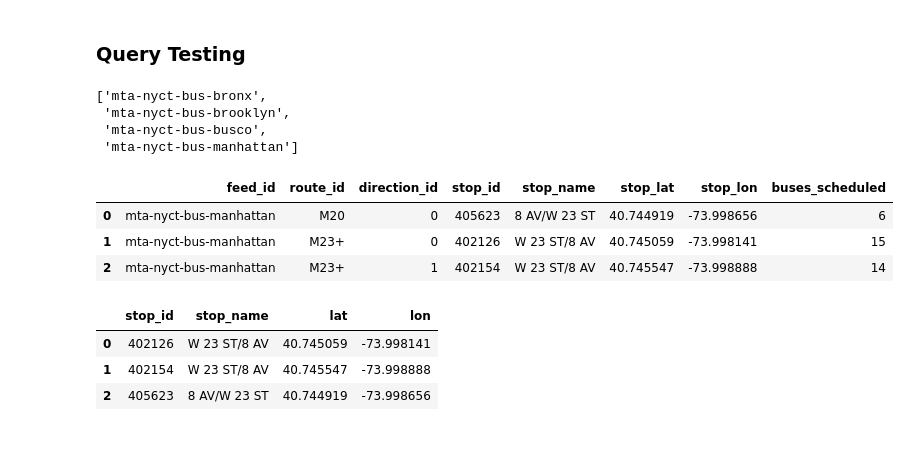
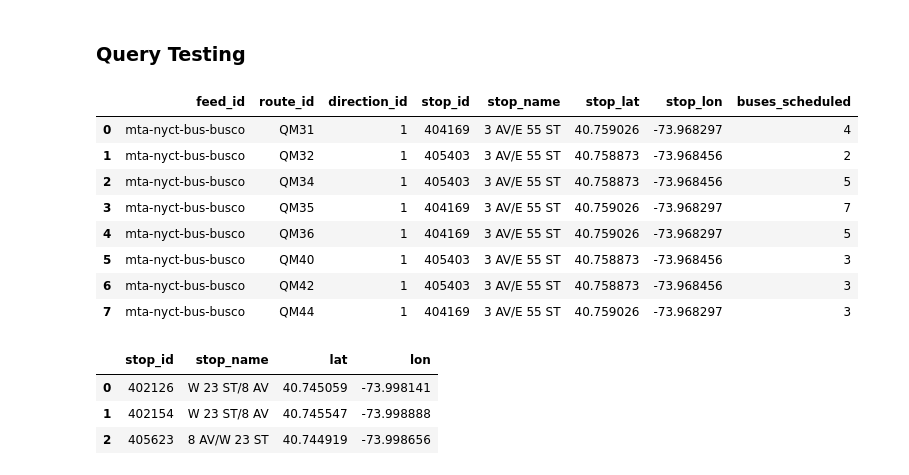
Before and after one commit to TYLin-CitySolutions/gtfs_bus, a Jupyter notebook: gtfs_buses.ipynb, the cells around one changed output. Drawn from its saved outputs; the diff is of its cells as text; code cells hidden in the pictures; blank space fills up the shorter version.

```diff
--- a/gtfs_buses.ipynb
+++ b/gtfs_buses.ipynb
@@ -304,11 +300,4 @@ ORDER BY table_name, ordinal_position
 | 45 | main | fact_stop_events | feed_id | VARCHAR |
 # %% [markdown]
 ### Query Testing
-# %%
-feeds["feed_id"].tolist()[0:4]
-# %% [output]
-['mta-nyct-bus-bronx',
- 'mta-nyct-bus-brooklyn',
- 'mta-nyct-bus-busco',
- 'mta-nyct-bus-manhattan']
 # %%
@@ -412,17 +403,22 @@ def buses_by_stop_route_dir_within_radius(
     return df
 # %%
 # --- inputs you can tweak ---
-lon, lat = -73.998522, 40.745306      # intersection point
+lon, lat = -73.968297, 40.759026      # intersection point
 radius_ft = 250
 day_type = "Weekday"                  # "Weekday" | "Saturday" | "Sunday"
 selected_feeds = feeds["feed_id"].tolist()  # or specify ['mta-nyct-bus', ...]
 
-buses_by_stop_route_dir_within_radius(lon, lat, "07:45", "08:45", day_type, radius_ft, selected_feeds, con)
+buses_by_stop_route_dir_within_radius(lon, lat, "07:30", "08:30", day_type, radius_ft, selected_feeds, con)
 # %% [output]
 |  | feed_id | route_id | direction_id | stop_id | stop_name | stop_lat | stop_lon | buses_scheduled |
-| 0 | mta-nyct-bus-manhattan | M20 | 0 | 405623 | 8 AV/W 23 ST | 40.744919 | -73.998656 | 6 |
-| 1 | mta-nyct-bus-manhattan | M23+ | 0 | 402126 | W 23 ST/8 AV | 40.745059 | -73.998141 | 15 |
-| 2 | mta-nyct-bus-manhattan | M23+ | 1 | 402154 | W 23 ST/8 AV | 40.745547 | -73.998888 | 14 |
+| 0 | mta-nyct-bus-busco | QM31 | 1 | 404169 | 3 AV/E 55 ST | 40.759026 | -73.968297 | 4 |
+| 1 | mta-nyct-bus-busco | QM32 | 1 | 405403 | 3 AV/E 55 ST | 40.758873 | -73.968456 | 2 |
+| 2 | mta-nyct-bus-busco | QM34 | 1 | 405403 | 3 AV/E 55 ST | 40.758873 | -73.968456 | 5 |
+| 3 | mta-nyct-bus-busco | QM35 | 1 | 404169 | 3 AV/E 55 ST | 40.759026 | -73.968297 | 7 |
+| 4 | mta-nyct-bus-busco | QM36 | 1 | 404169 | 3 AV/E 55 ST | 40.759026 | -73.968297 | 5 |
+| 5 | mta-nyct-bus-busco | QM40 | 1 | 405403 | 3 AV/E 55 ST | 40.758873 | -73.968456 | 3 |
+| 6 | mta-nyct-bus-busco | QM42 | 1 | 405403 | 3 AV/E 55 ST | 40.758873 | -73.968456 | 3 |
+| 7 | mta-nyct-bus-busco | QM44 | 1 | 404169 | 3 AV/E 55 ST | 40.759026 | -73.968297 | 3 |
 # %%
 # Example intersection (lon, lat)
 lon, lat = -73.998522, 40.745306
```
Also changed, not shown: parts of 12 cells of this notebook, 1 other file.
